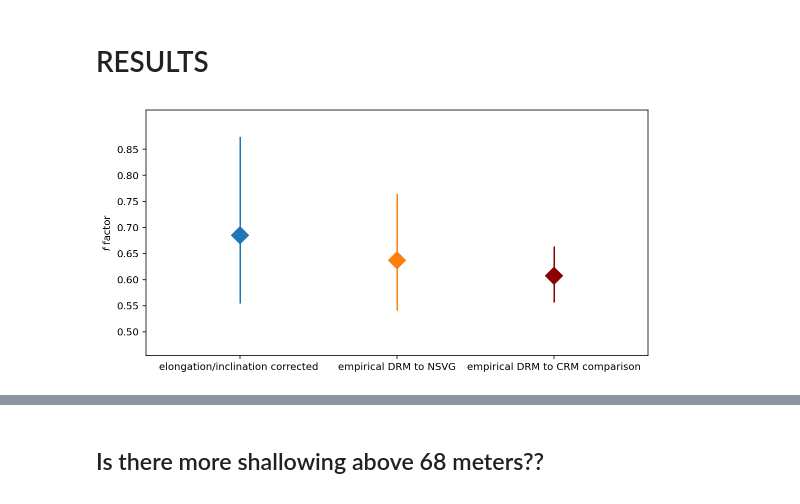
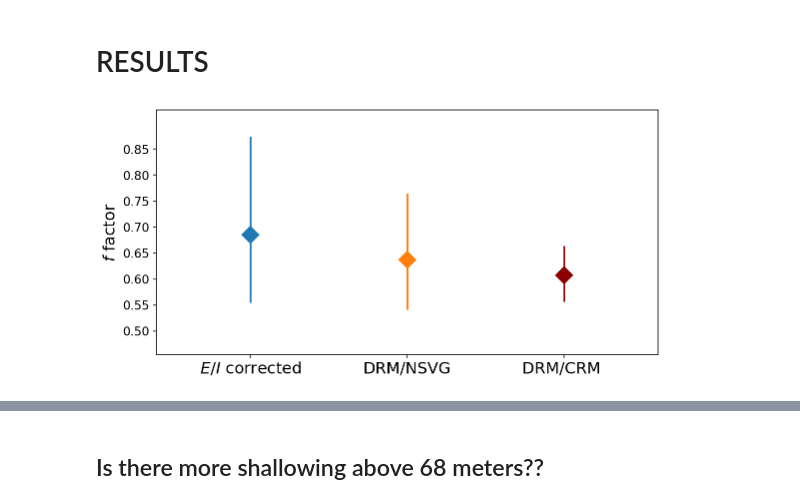
Before and after one commit to Swanson-Hysell-Group/Inclination_Shallowing, a Jupyter notebook: code/Notebooks/Cutface_pmag.ipynb, the cells around one changed output, grey strips where cells are left out. Cells and saved outputs as stored; diff of their text form; code cells hidden in the pictures.

```diff
--- a/code/Notebooks/Cutface_pmag.ipynb
+++ b/code/Notebooks/Cutface_pmag.ipynb
@@ -1003,27 +1003,29 @@ cf_yes_rip_ups_mean
 # %%
 summary_f_figure=plt.figure(figsize=(9,4.5))
 plt.ylim(.455,.925)
 
-final_f_ei=['elongation/inclination corrected ']
-final_f_nsvg=['empirical DRM to NSVG']
-final_f=['empirical DRM to CRM comparison']
+final_f_ei=['$E/I$ corrected']
+final_f_nsvg=['DRM/NSVG']
+final_f=['DRM/CRM ']
 
 tick_range=np.arange(.50,.90,.05)
 
 plt.yticks(tick_range)
-#plt.xticks(size=14)
-plt.ylabel('$f$ factor')
+plt.xticks(fontsize=16)
+plt.ylabel('$f$ factor',fontsize=16)
 
 plt.margins(x=.3)
 
 plt.errorbar(final_f_ei,0.685, yerr=[[.13],[.189]],marker='D',markersize='12',color='C0')
 plt.errorbar(final_f_nsvg,best_f_nsvg, yerr=[[.096],[.128]],marker='D',markersize='12',color='C1')
 plt.errorbar(final_f,best_f_mt, yerr=[[.051],[.057]],marker='D',markersize='12',color='darkred')
 
+plt.yticks(size=12)
+
 plt.savefig('../code_output/summary_f_figure.pdf')
 
 plt.show()
 # %% [output]
-[figure, old version]
+[figure, new version]
 # %%
 summary_f_figure=plt.figure(figsize=(9,4.5))
```
Also changed, not shown: parts of 1 cell of this notebook, 4 other files.
